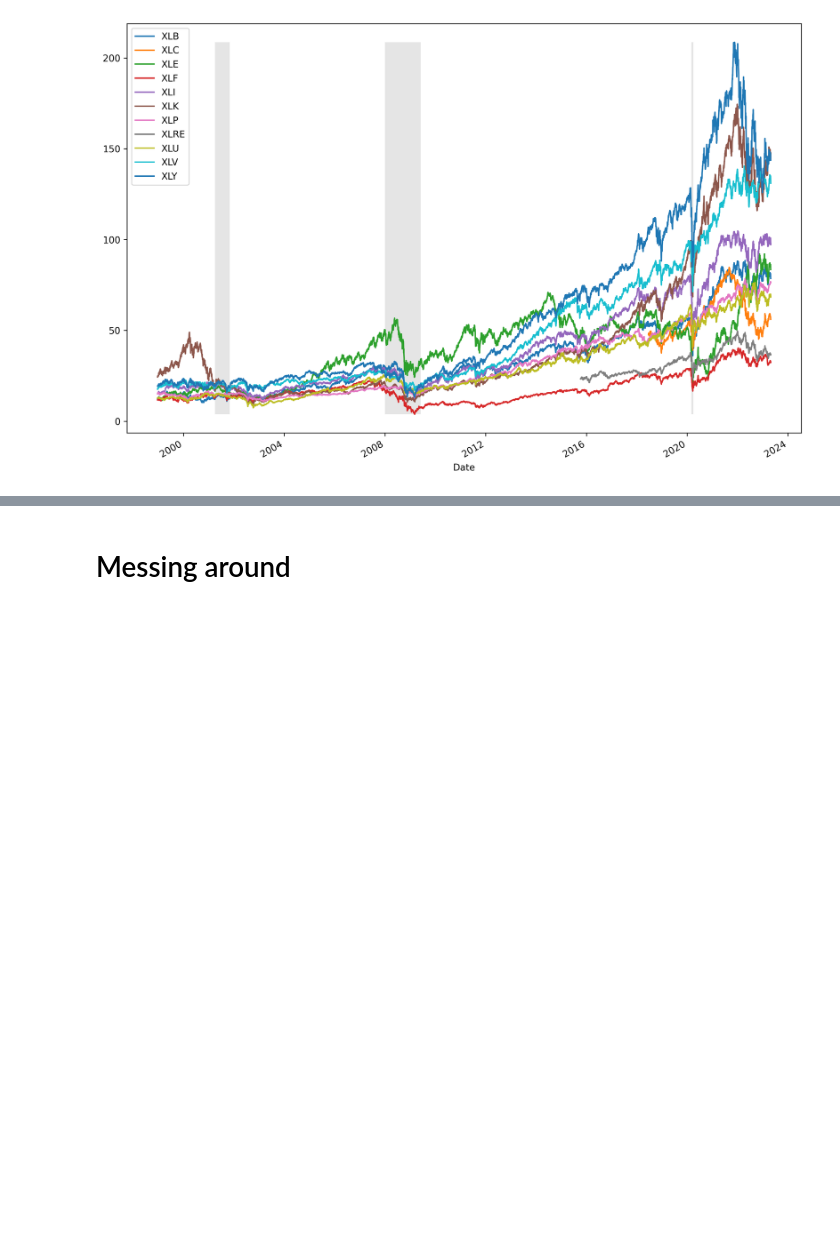
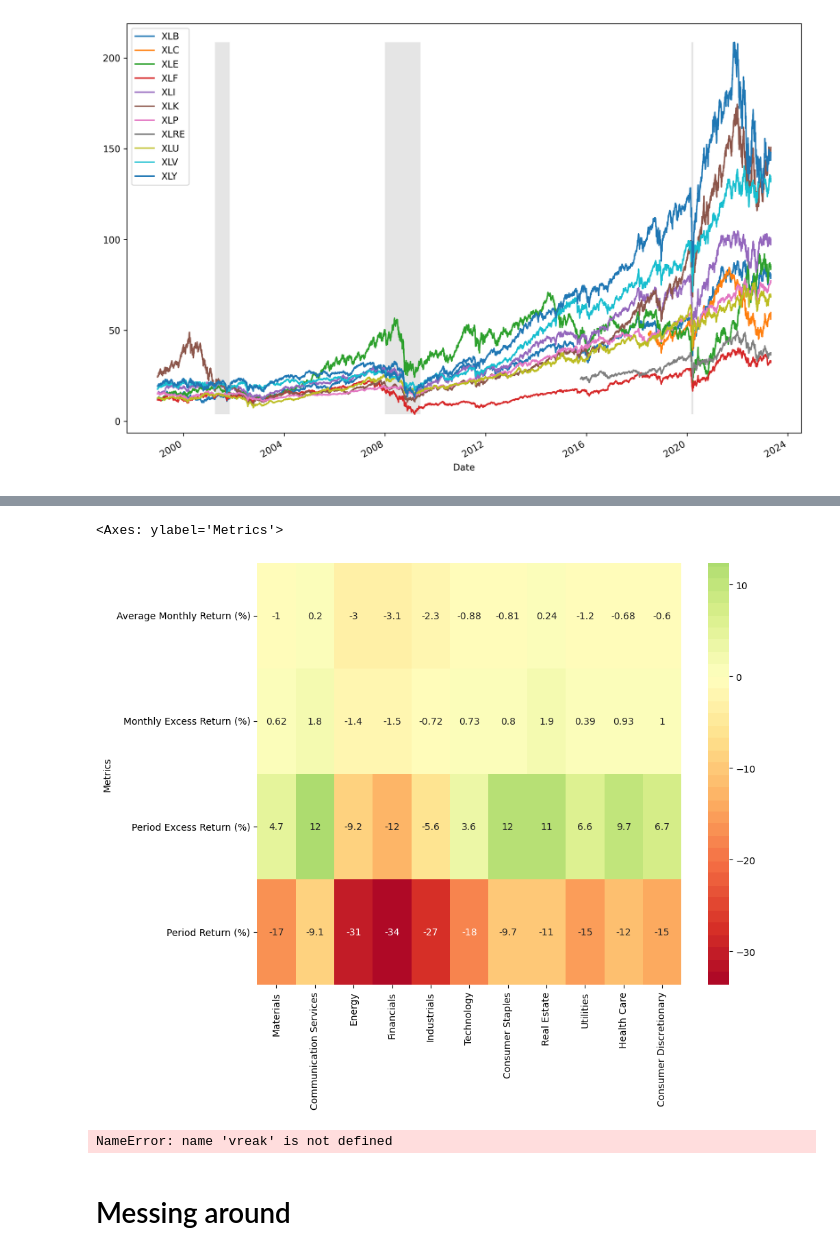
Before and after one commit to AmineMahdioui/projet-de-fin-d-annee, a Jupyter notebook: SectorAnalysis.ipynb, the cells around one changed output, grey strips where cells are left out. Drawn from its saved outputs; the diff is of its cells as text; code cells hidden in the pictures; blank space fills up the shorter version.

```diff
--- a/SectorAnalysis.ipynb
+++ b/SectorAnalysis.ipynb
@@ -195,3 +199,15 @@ sns.heatmap(df_perforamce.fillna(0),cmap=palette,center=0 , annot=True)
+# %%
+test=perforamce_GDP.copy().reset_index().drop(columns='Year').groupby('Metrics').mean()
+# %%
+plt.figure(figsize=(10,8))
+sns.heatmap(test.fillna(0),cmap=palette,center=0 , annot=True)
+# %% [output]
+<Axes: ylabel='Metrics'>
+[figure, added]
+# %%
+vreak
+# %% [output]
+NameError: name 'vreak' is not defined
 # %% [markdown]
 # Messing around
 # %%
```
Also changed, not shown: parts of 19 cells of this notebook.
